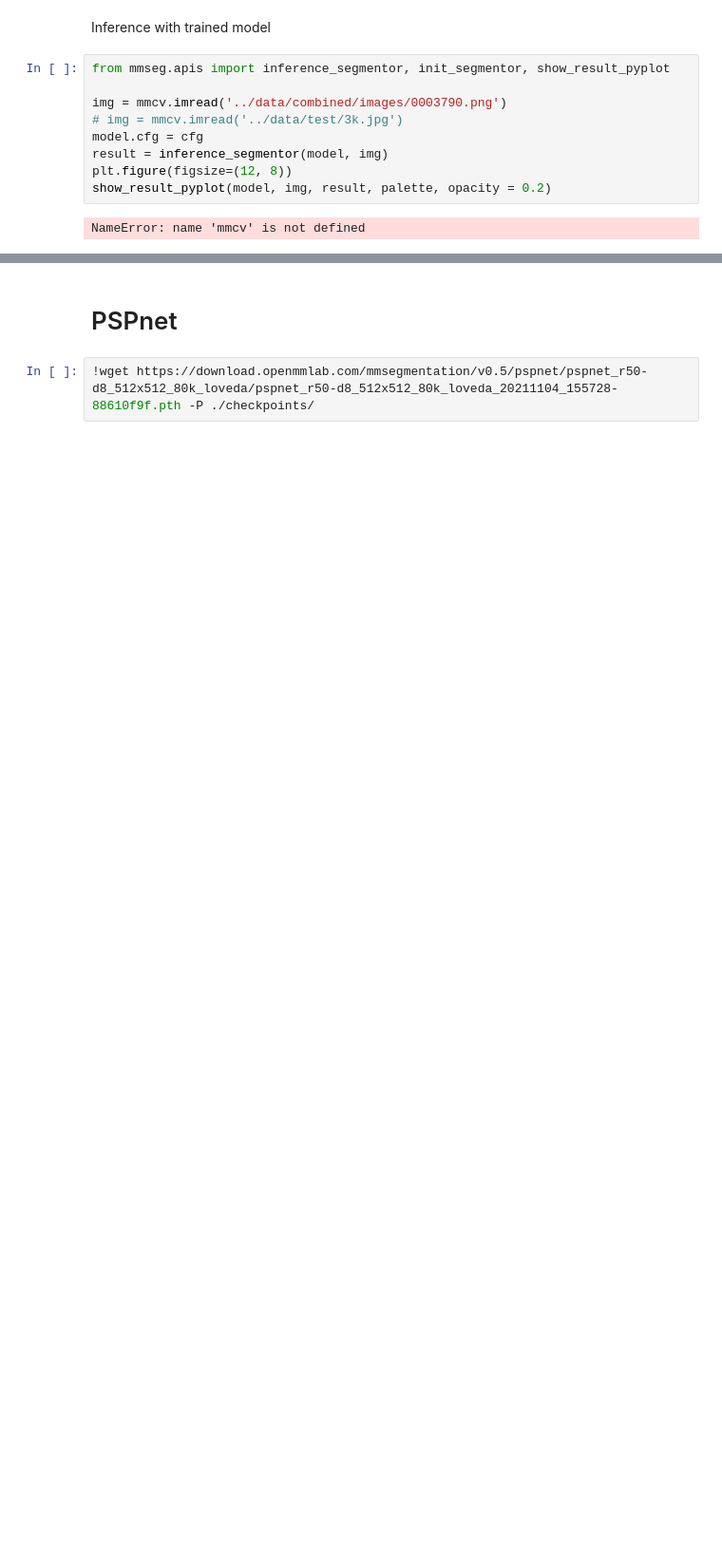
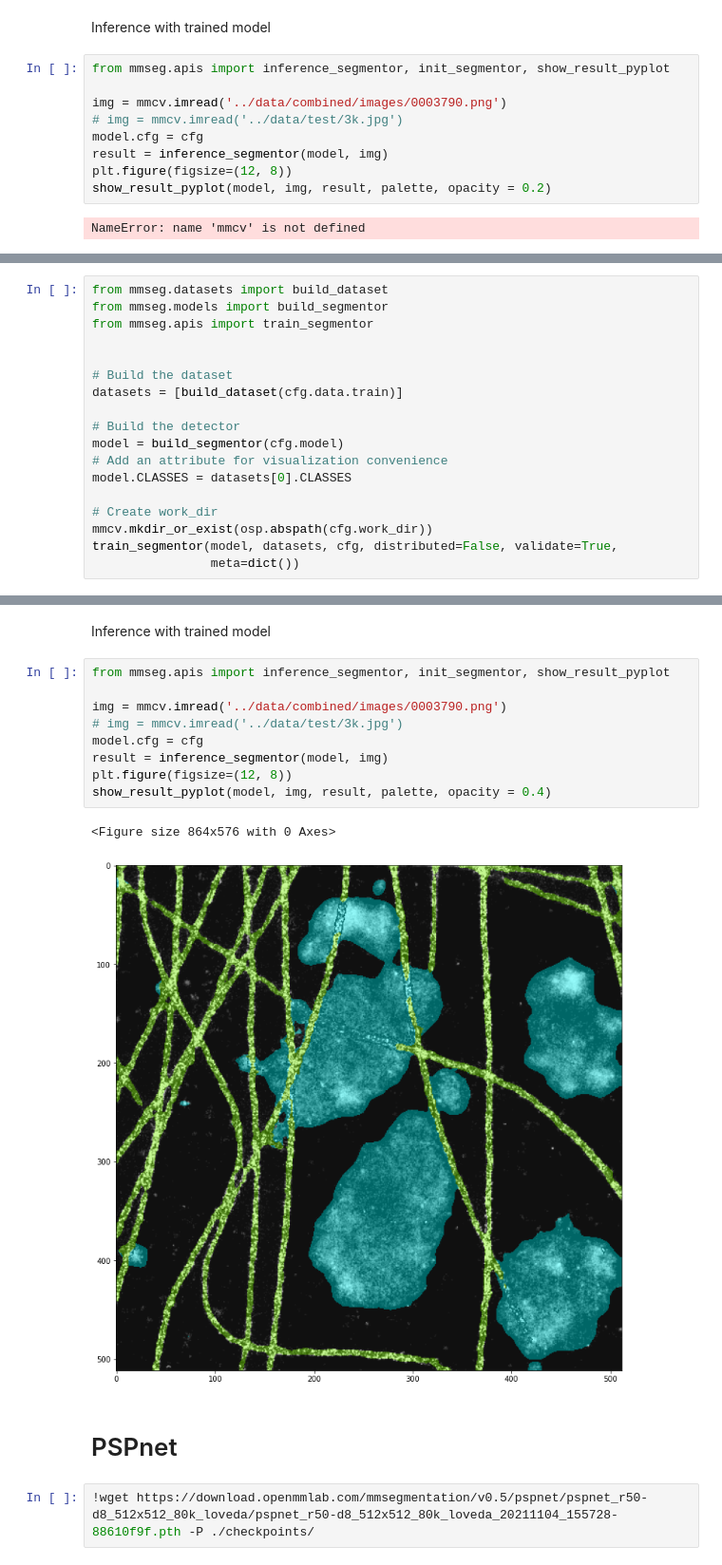
Before and after one commit to androbaza/smlm-seg, a Jupyter notebook: MMSegmentation_SMLM.ipynb, the cells around one changed output, grey strips where cells are left out. Shown at 95% size. Saved outputs shown, nothing was run; the diff lists cells and outputs as text; blank space fills up the shorter version.

```diff
--- a/MMSegmentation_SMLM.ipynb
+++ b/MMSegmentation_SMLM.ipynb
@@ -290,0 +447,18 @@ NameError: name 'mmcv' is not defined
+# %%
+from mmseg.datasets import build_dataset
+from mmseg.models import build_segmentor
+from mmseg.apis import train_segmentor
+
+
+# Build the dataset
+datasets = [build_dataset(cfg.data.train)]
+
+# Build the detector
+model = build_segmentor(cfg.model)
+# Add an attribute for visualization convenience
+model.CLASSES = datasets[0].CLASSES
+
+# Create work_dir
+mmcv.mkdir_or_exist(osp.abspath(cfg.work_dir))
+train_segmentor(model, datasets, cfg, distributed=False, validate=True,
+                meta=dict())
@@ -291,3 +519,17 @@ NameError: name 'mmcv' is not defined
+# %% [markdown]
+Inference with trained model
+# %%
+from mmseg.apis import inference_segmentor, init_segmentor, show_result_pyplot
+
+img = mmcv.imread('../data/combined/images/0003790.png')
+# img = mmcv.imread('../data/test/3k.jpg')
+model.cfg = cfg
+result = inference_segmentor(model, img)
+plt.figure(figsize=(12, 8))
+show_result_pyplot(model, img, result, palette, opacity = 0.4)
+# %% [output]
+<Figure size 864x576 with 0 Axes>
+[figure, added]
 # %% [markdown]
 # PSPnet
 # %%
```
Also changed, not shown: parts of 9 cells of this notebook, 3 other files.
